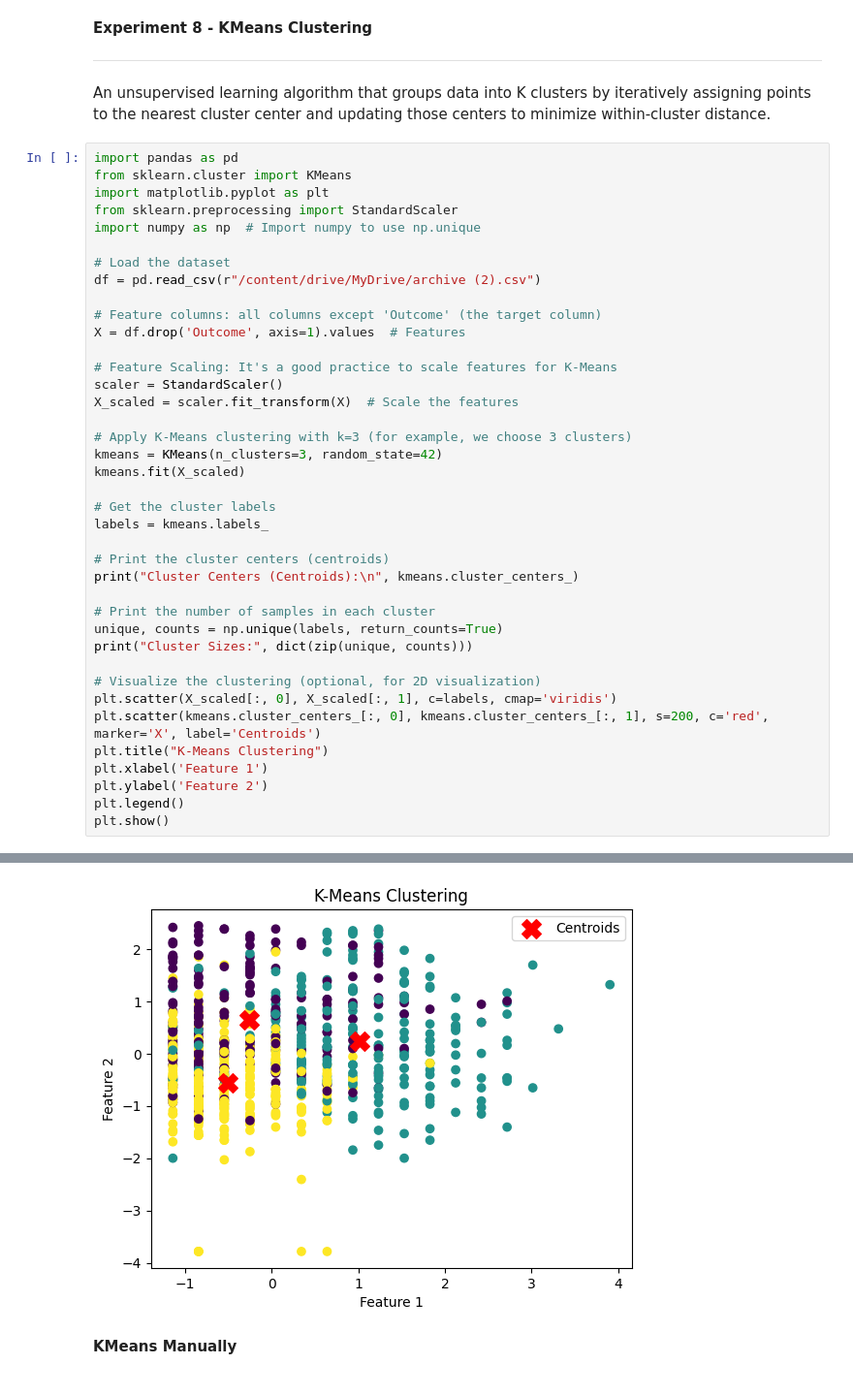
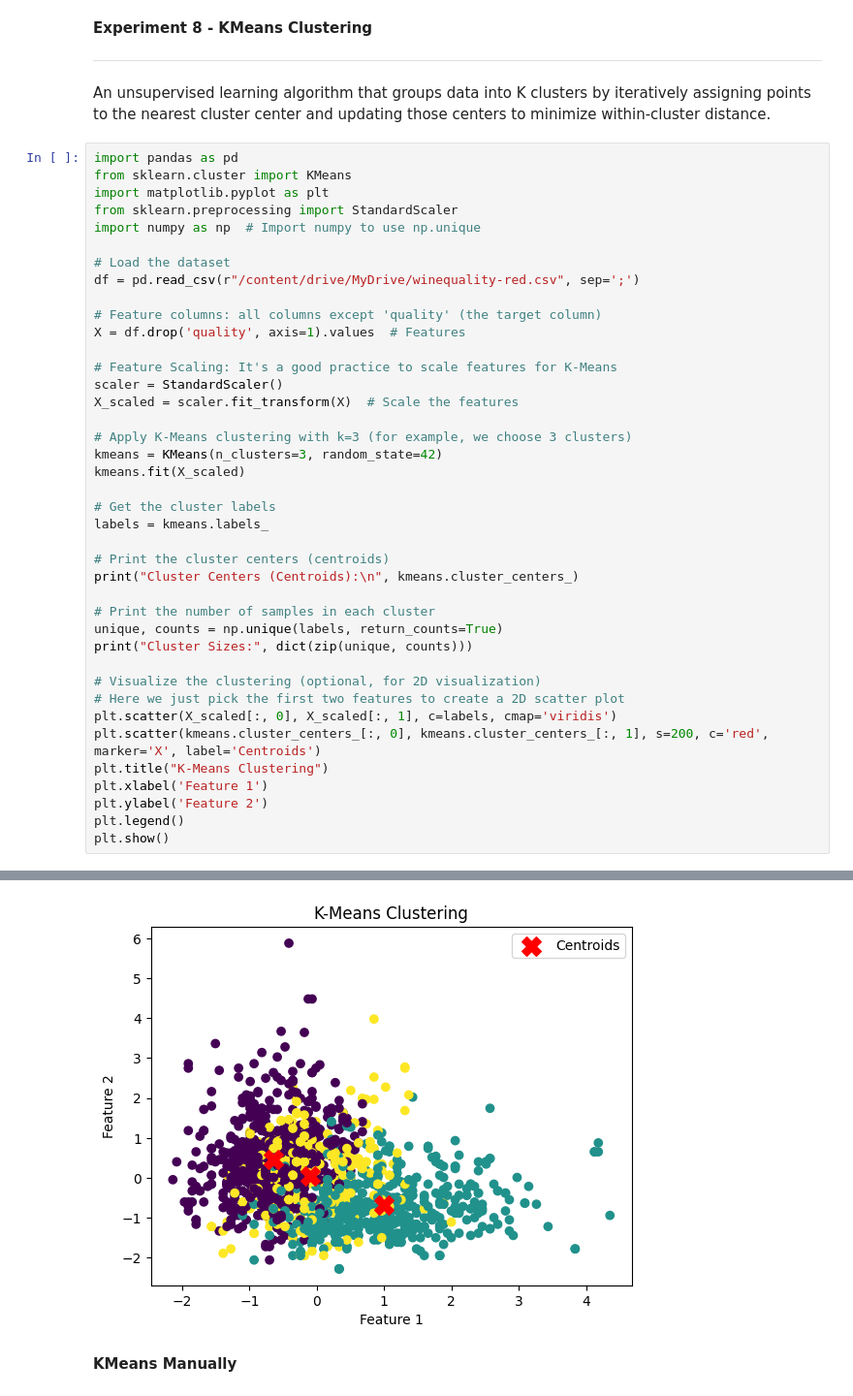
Before and after one commit to saks28007/bml, a Jupyter notebook: final.ipynb, the cells around one changed output, grey strips where cells are left out. Shown at 97% size. Saved outputs shown, nothing was run; the diff lists cells and outputs as text.

```diff
--- a/final.ipynb
+++ b/final.ipynb
@@ -478,10 +486,10 @@ from sklearn.preprocessing import StandardScaler
 import numpy as np  # Import numpy to use np.unique
 
 # Load the dataset
-df = pd.read_csv(r"/content/drive/MyDrive/archive (2).csv")
+df = pd.read_csv(r"/content/drive/MyDrive/winequality-red.csv", sep=';')
 
-# Feature columns: all columns except 'Outcome' (the target column)
-X = df.drop('Outcome', axis=1).values  # Features
+# Feature columns: all columns except 'quality' (the target column)
+X = df.drop('quality', axis=1).values  # Features
 
 # Feature Scaling: It's a good practice to scale features for K-Means
 scaler = StandardScaler()
@@ -502,6 +510,7 @@ unique, counts = np.unique(labels, return_counts=True)
 print("Cluster Sizes:", dict(zip(unique, counts)))
 
 # Visualize the clustering (optional, for 2D visualization)
+# Here we just pick the first two features to create a 2D scatter plot
 plt.scatter(X_scaled[:, 0], X_scaled[:, 1], c=labels, cmap='viridis')
 plt.scatter(kmeans.cluster_centers_[:, 0], kmeans.cluster_centers_[:, 1], s=200, c='red', marker='X', label='Centroids')
 plt.title("K-Means Clustering")
@@ -521,4 +530,4 @@ Cluster Sizes: {np.int32(0): np.int64(213), np.int32(1): np.int64(221), np.int32
-[figure, old version]
+[figure, new version]
 # %% [markdown]
 **KMeans Manually**
 # %%
```
Also changed, not shown: parts of 25 cells of this notebook.
